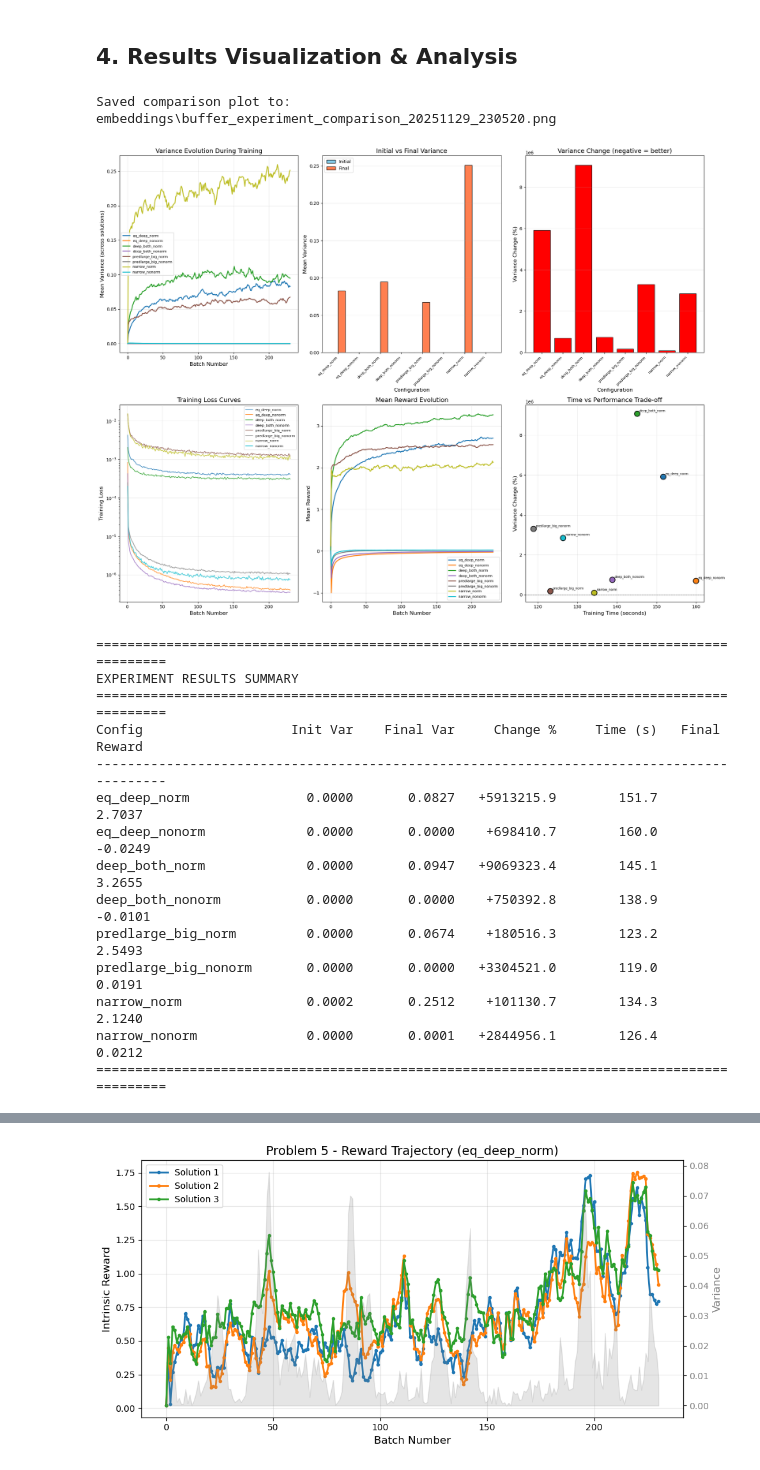
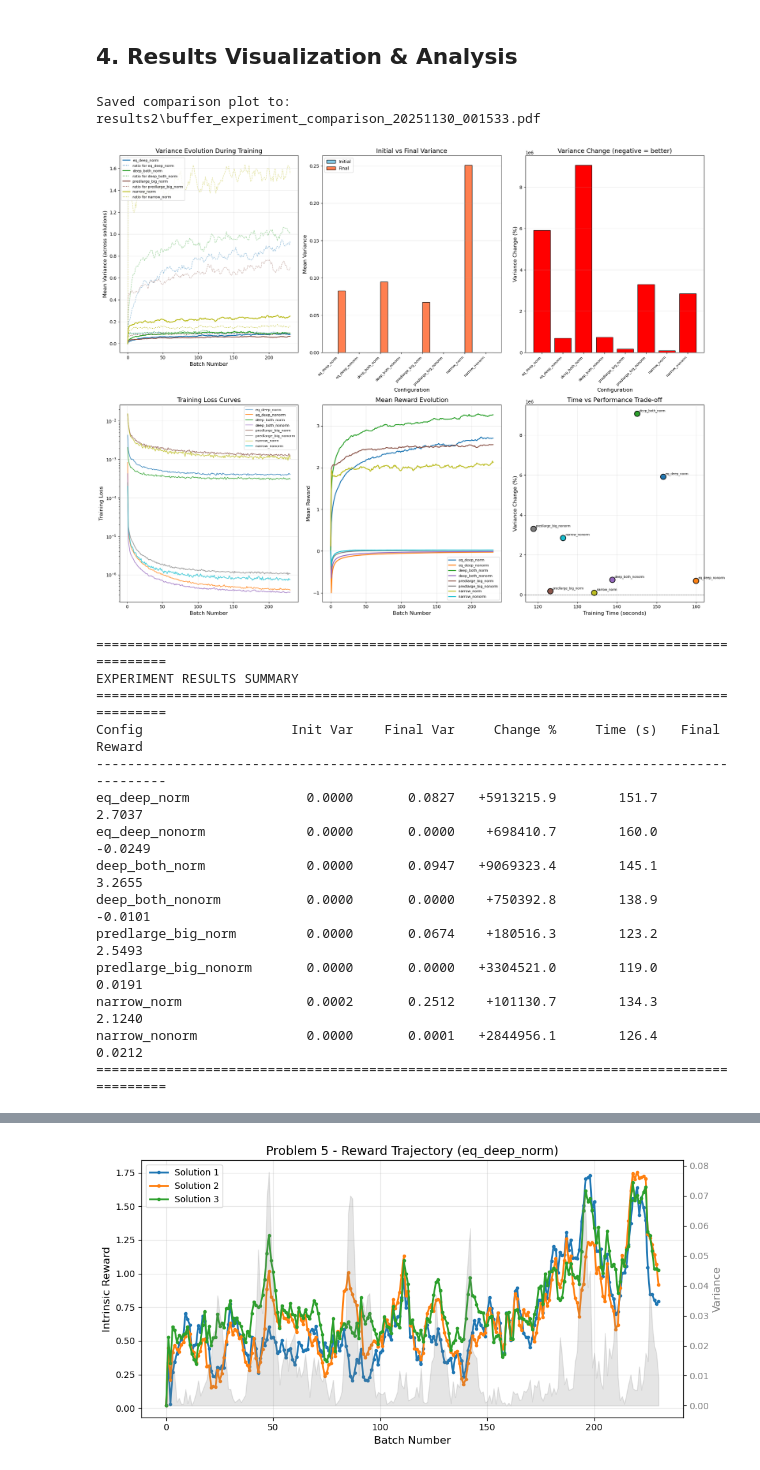
Before and after one commit to k-rt-k/CuriousLLMs, a Jupyter notebook: RND_experimentation/precomputed_experiments2.ipynb, the cells around one changed output, grey strips where cells are left out. Saved outputs shown, nothing was run; the diff lists cells and outputs as text; code cells hidden in the pictures.

```diff
--- a/RND_experimentation/precomputed_experiments2.ipynb
+++ b/RND_experimentation/precomputed_experiments2.ipynb
@@ -116,9 +116,10 @@ def load_precomputed_embeddings(encoder_name: str, num_samples: int, save_dir: s
 # Load embeddings - configure these parameters
 ENCODER_NAME = 'gte'  # Options: 'gte', 'granite', 'granite-small'
 NUM_SAMPLES = 12000   # Number of samples in the embedding file
-SAVE_DIR = 'embeddings'
+LOAD_DIR = 'embeddings'
+SAVE_DIR = 'results2'
 
-embeddings_data = load_precomputed_embeddings(ENCODER_NAME, NUM_SAMPLES, SAVE_DIR)
+embeddings_data = load_precomputed_embeddings(ENCODER_NAME, NUM_SAMPLES, LOAD_DIR)
 # %% [output]
 Loading embeddings from embeddings/embeddings_gte_12000.pkl...
 ✓ Loaded 140.63 MB
@@ -753,9 +746,15 @@ def plot_experiment_comparison(all_results: List[Dict], save_path: str = None):
     ax1 = fig.add_subplot(2, 3, 1)
     colors = plt.cm.tab10(np.linspace(0, 1, num_experiments))
     for i, r in enumerate(all_results):
+        if "nonorm" in r['config']['name']:
+            continue
         timestamps = r['results']['batch_timestamps']
+        # Plot global variance (dashed) alongside mean local variance
+        global_var = [np.var(x) for x in r['results']['rewards_history']]
+        ax1.plot(timestamps, global_var, color=colors[i], linestyle='--', alpha=0.5, linewidth=1)
         variance = r['metrics']['mean_variance_per_eval']
         ax1.plot(timestamps, variance, label=r['config']['name'], color=colors[i], linewidth=2)
+        ax1.plot(timestamps, variance / global_var, label=f"ratio for {r['config']['name']}", color=colors[i], linestyle=":")
     ax1.set_xlabel('Batch Number', fontsize=12)
     ax1.set_ylabel('Mean Variance (across solutions)', fontsize=12)
     ax1.set_title('Variance Evolution During Training', fontsize=14)
@@ -846,11 +845,11 @@ def plot_experiment_comparison(all_results: List[Dict], save_path: str = None):
 # %%
 # Plot comparison of all experiments
 timestamp = datetime.now().strftime('%Y%m%d_%H%M%S')
-comparison_plot_path = os.path.join(SAVE_DIR, f"buffer_experiment_comparison_{timestamp}.png")
+comparison_plot_path = os.path.join(SAVE_DIR, f"buffer_experiment_comparison_{timestamp}.pdf")
 plot_experiment_comparison(all_experiment_results, save_path=comparison_plot_path)
 # %% [output]
-Saved comparison plot to: embeddings\buffer_experiment_comparison_20251129_230520.png
+Saved comparison plot to: results2\buffer_experiment_comparison_20251130_001533.pdf
-[figure, old version]
+[figure, new version]
 ==========================================================================================
 EXPERIMENT RESULTS SUMMARY
 ==========================================================================================
```
Also changed, not shown: parts of 3 cells of this notebook, 3 other files.
